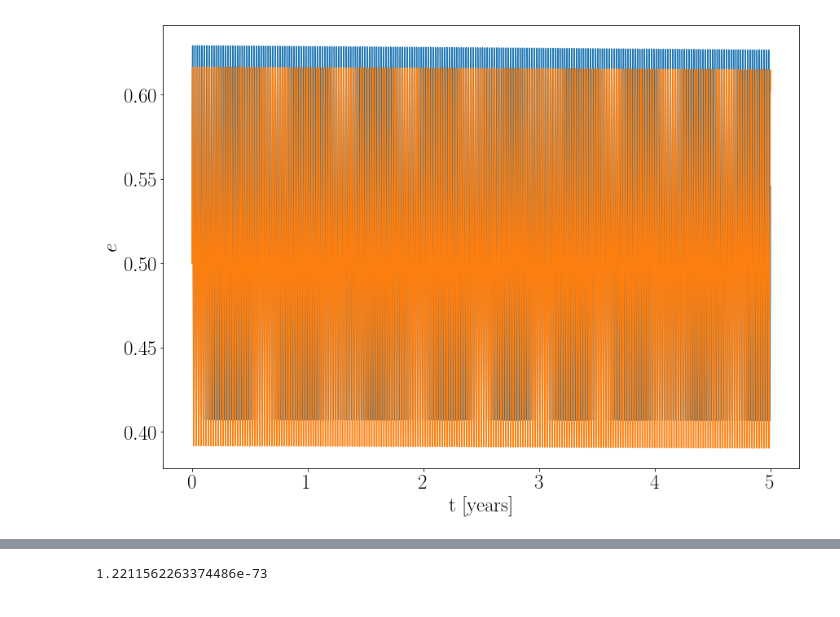
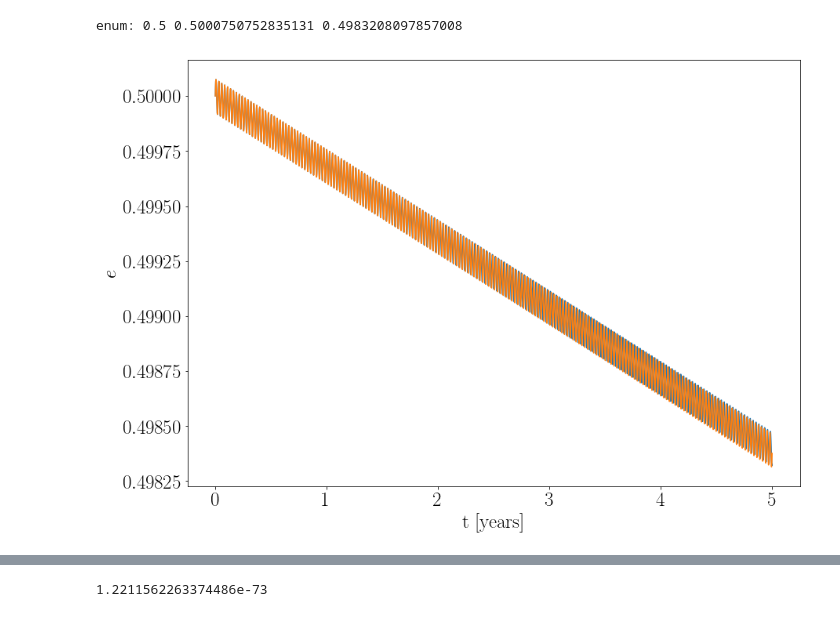
Before and after one commit to tomkimpson/Hierarchical-Triples, a Jupyter notebook: Jupyter/Code/NumericalEvolution.ipynb, the cells around one changed output, grey strips where cells are left out. Drawn from its saved outputs; the diff is of its cells as text; code cells hidden in the pictures.

```diff
--- a/Jupyter/Code/NumericalEvolution.ipynb
+++ b/Jupyter/Code/NumericalEvolution.ipynb
@@ -40,7 +40,7 @@ def edot(y,constants):
     mu1 = constants[4]
     M = constants[5]
 
-    de_Kozai = 5*K*e*(1-e**2)*(1-np.cos(I)**2)*np.sin(2*gamma)/J1
+    de_Kozai = 5*K*e*(1-e**2)*a**2*(1-np.cos(I)**2)*np.sin(2*gamma)/J1
     de_GW = -304/15 * G**3*mu1*M**2/(c**5*a**4) * e/(1-e**2)**(5/2) * (1+121*e**2/304)
 
     return de_Kozai + de_GW
@@ -63,10 +63,21 @@ def gdot(y,constants):
     dg_part1 = 2*(1-e**2) - 5*(1-e**2 - np.cos(I)**2)*np.sin(gamma)**2
     dg_part2 = (1 - e**2 + 5*e**2 * np.cos(gamma)**2)*np.cos(I)
     dg_PN=3/(c**2*a*(1-e**2)) * (G*M/a)**(3/2)
-    dg_KL = 2*K*(dg_part1/J1 + dg_part2/J2)
+    dg_KL = 2*K*a**2*(dg_part1/J1 + dg_part2/J2)
 
 
     return dg_KL + dg_PN
+
+
+
+def get_psi(a,gamma,da,dg,a0,g0,t):
+
+    part1 = -2*a0**2*np.cos(2*gamma)*dg**2
+    part2 = 2*a0*da*dg*(-2*t*np.cos(2*gamma)*dg + np.sin(2*gamma))
+    part3 = da**2 * (np.cos(2*gamma) - 2*t**2*np.cos(2*gamma)*dg**2 + 2*t*dg*np.sin(2*gamma))
+
+    return (part1 + part2+part3)/(4*dg**3)
+    #return (part1)/(4*dg**3)
 # %%
 #Define all functions
 def plot_e(data):
@@ -509,7 +585,7 @@ m0 = 30*Msolar
 m1 = 30*Msolar
 f1 = 1e-3 #orbital frequency
 e1 = 0.5 #eccentricity
-beta=10
+beta=100
 m2 = 10*Msolar
 e2 =0.6
 I = 60 * np.pi/180.0 #Inclination
@@ -520,5 +596,6 @@ Tint = 5 #years
 Tres = int(4e4) #Effective timing resolution. Bigger numbers = better
 
 output = numerical_soln(m0,m1,f1,e1,beta,m2,e2,I,gamma,Tint,Tres)
-output_analytical = analytical_soln(m0,m1,f1,e1,beta,m2,e2,I,gamma,Tint,Tres)
+gamma_numerical = output[:,2]
+output_analytical = analytical_soln(m0,m1,f1,e1,beta,m2,e2,I,gamma,Tint,Tres,gamma_numerical)
 # %% [output]
@@ -527,16 +615,23 @@ Condition 2: 0.0025000000000000005
 # %%
 %matplotlib inline
 
 
 #Plot the output
 
 
 
-#plot_compare(output,output_analytical)
+#plot_e(output_analytical)
+#plot_e(output)
+
+enum = output[:,1]
+
+print ('enum:',enum[0], max(enum), min(enum))
+plot_compare_ecc(output,output_analytical)
 #plt.savefig('/Users/tomkimpson/PhD/PI/PI Work/Manuscript/figures/test.png', dpi=300)
 
 #print (output)
-plot_compare_ecc(output,output_analytical)
-plt.savefig('/Users/tomkimpson/PhD/PI/PI Work/Manuscript/figures/just_e1000.png', dpi=300)
+#plot_compare_ecc(output,output_analytical)
+#plt.savefig('/Users/tomkimpson/PhD/PI/PI Work/Manuscript/figures/just_e1000.png', dpi=300)
 # %% [output]
+enum: 0.5 0.5000750752835131 0.4983208097857008
-[figure, old version]
+[figure, new version]
```
Also changed, not shown: parts of 6 cells of this notebook, 9 other files.
